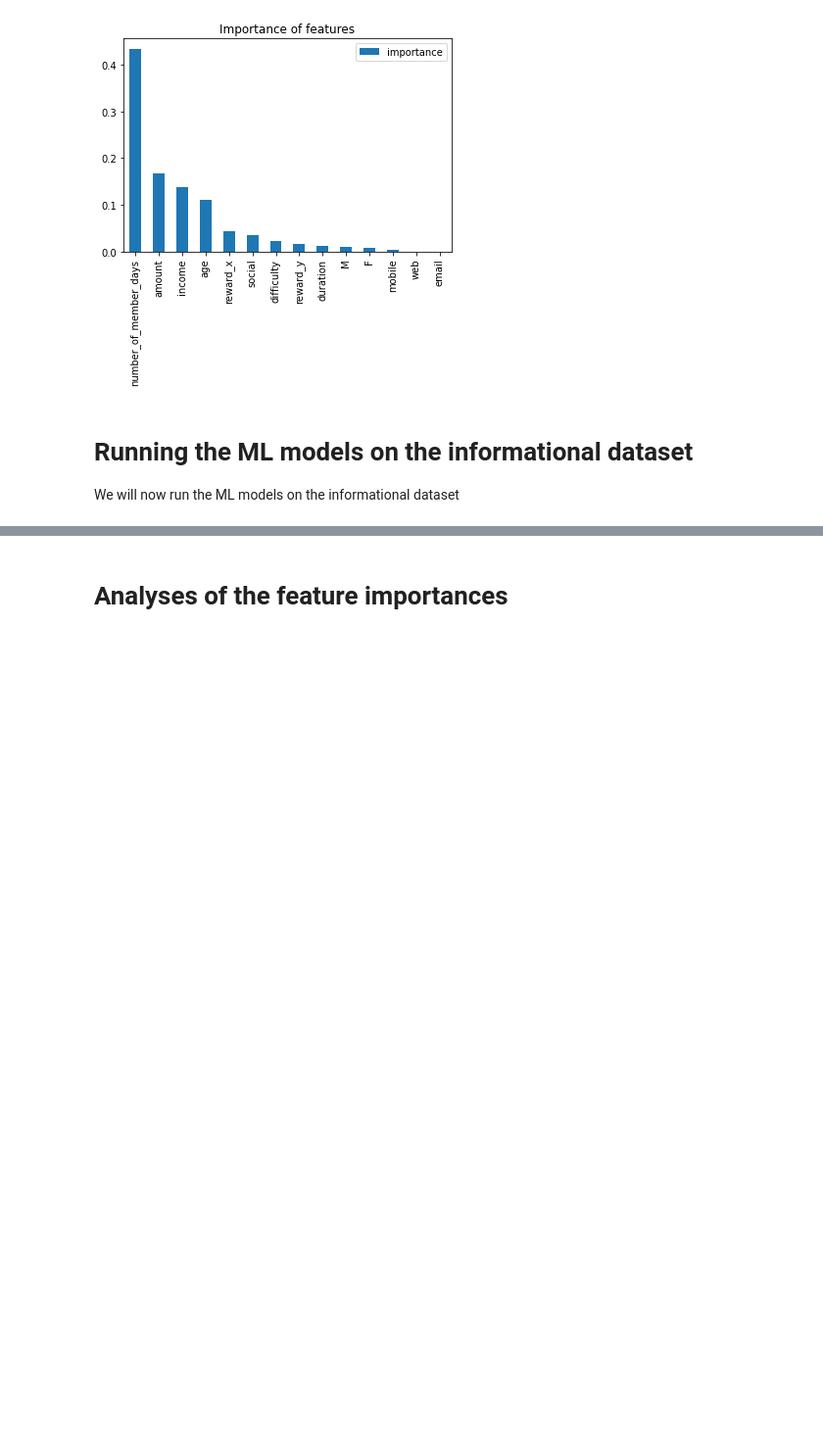
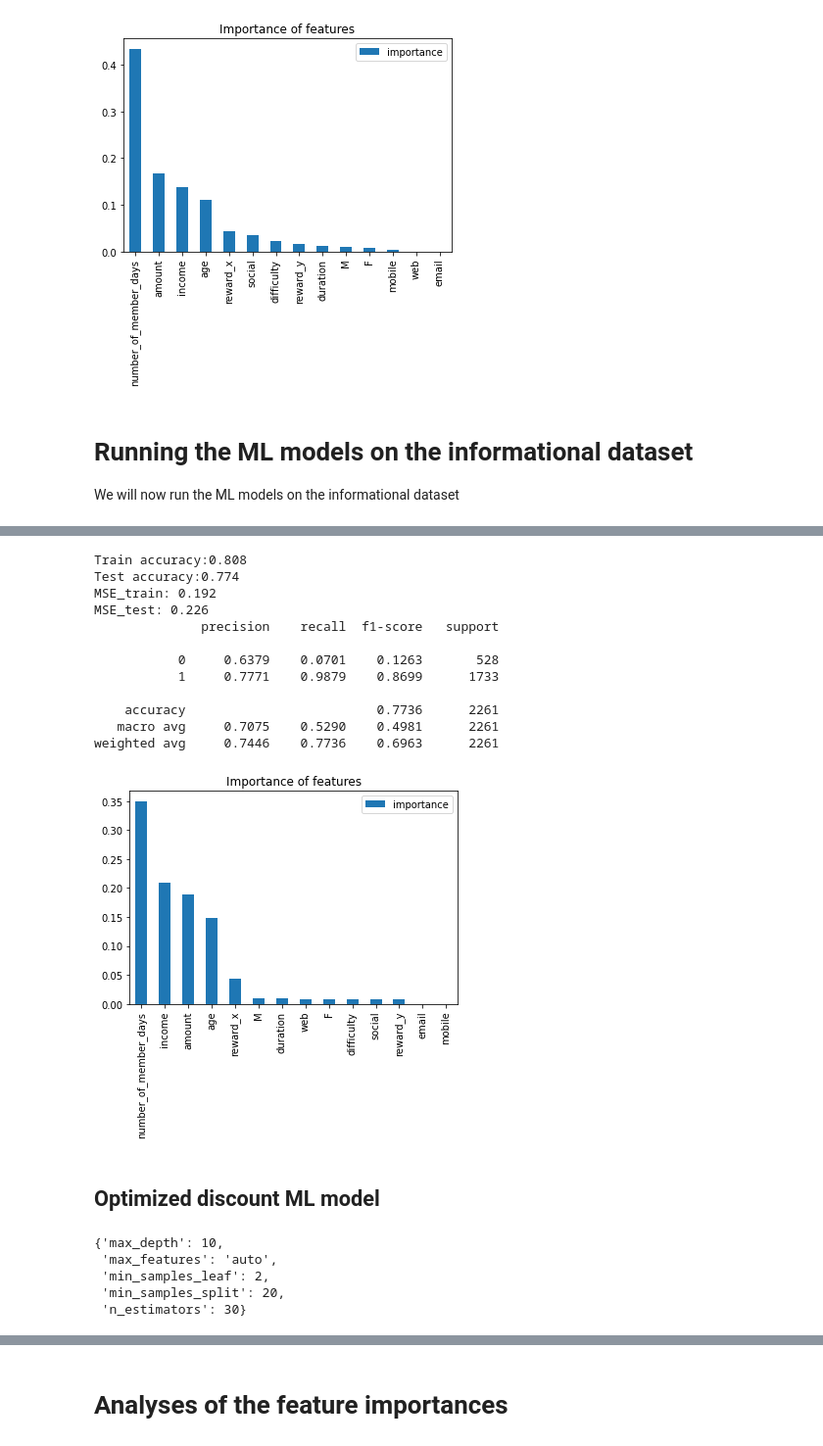
Before and after one commit to Anirudh-Kulkarni/Starbucks-offers, a Jupyter notebook: Starbucks_Capstone_notebook.ipynb, the cells around one changed output, grey strips where cells are left out. Shown: that part at 98% size. Cells and saved outputs as stored; diff of their text form; code cells hidden in the pictures; blank space fills up the shorter version.

```diff
--- a/Starbucks_Capstone_notebook.ipynb
+++ b/Starbucks_Capstone_notebook.ipynb
@@ -887,0 +998,47 @@ MSE_test: 0.305
+# %%
+
+# Initialize the model with the parameters obtained from the grid search
+
+rf_model2 = RandomForestClassifier(random_state=1, max_depth= 10, max_features= 'auto',min_samples_split= 16, n_estimators=25, min_samples_leaf=2)
+
+
+# Compute the results by fitting the data on the model pipeline for the random forest model
+results_rf2 = model_pipeline(rf_model2, bogo, drop_col)
+
+
+# Find out which features are important
+feature_importances2 = pd.DataFrame(rf_model2.feature_importances_,
+                                   index = results_rf2['cols_to_use'],
+                                    columns=['importance']).sort_values('importance',ascending=False)
+feature_importances2.plot.bar()
+plt.title('Importance of features')
+plt.show()
+# %% [output]
+Train accuracy:0.808
+Test accuracy:0.774
+MSE_train: 0.192
+MSE_test: 0.226
+              precision    recall  f1-score   support
+
+           0     0.6379    0.0701    0.1263       528
+           1     0.7771    0.9879    0.8699      1733
+
+    accuracy                         0.7736      2261
+   macro avg     0.7075    0.5290    0.4981      2261
+weighted avg     0.7446    0.7736    0.6963      2261
+[figure, added]
+# %% [markdown]
+## Optimized discount ML model
+# %%
+drop_col = ['person','new_offer_id','offer_type', 'event', 'offer completed', 'time'] # These are the columns
+# we would like to drop from the features set
+
+# run Grid Search : this step takes quite some time to implement. You could comment it out and directly
+# use the optimized parameters in the next cell.
+# grid_search_opt(discount, drop_col)
+# %% [output]
+{'max_depth': 10,
+ 'max_features': 'auto',
+ 'min_samples_leaf': 2,
+ 'min_samples_split': 20,
+ 'n_estimators': 30}
```
Also changed, not shown: parts of 21 cells of this notebook.
